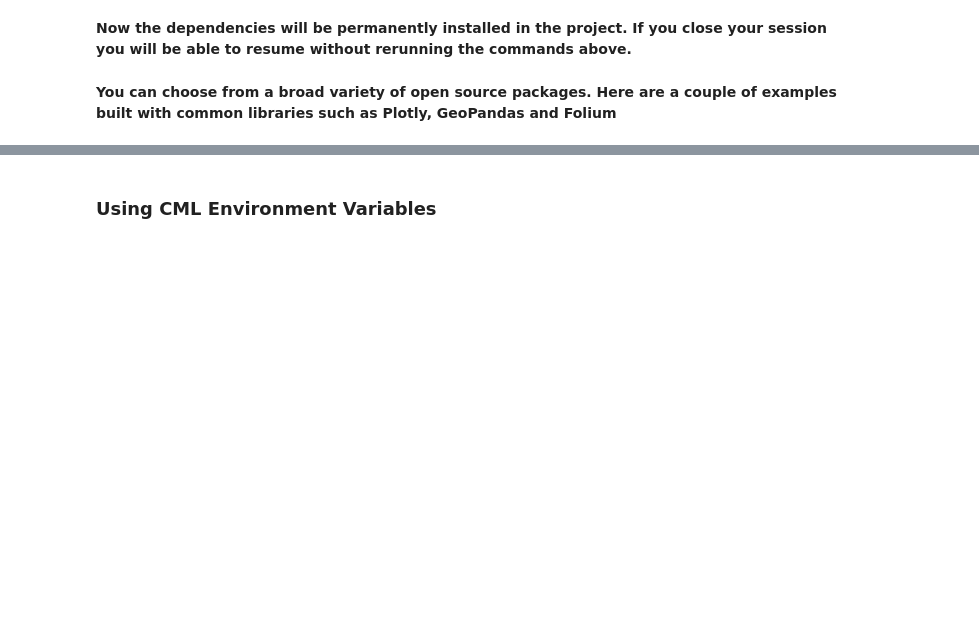
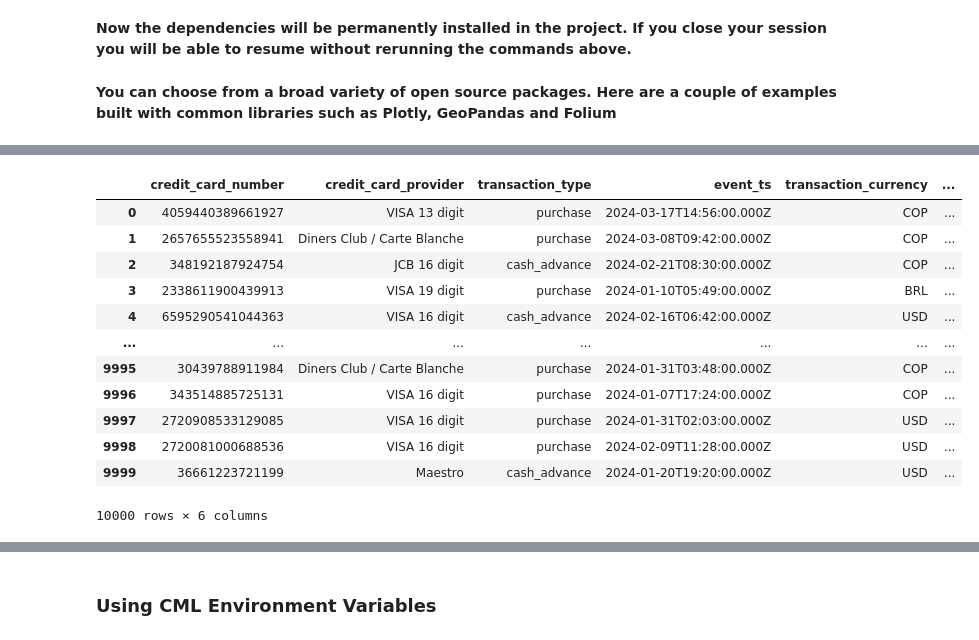
Before and after one commit to pdefusco/cml_intro_hol_200324, a Jupyter notebook: 01_CML_Session_Basics.ipynb, the cells around one changed output, grey strips where cells are left out. Cells and saved outputs as stored; diff of their text form; code cells hidden in the pictures; blank space fills up the shorter version.

```diff
--- a/01_CML_Session_Basics.ipynb
+++ b/01_CML_Session_Basics.ipynb
@@ -162,0 +101,16 @@ folium.Map(location=[41.0082, 28.9784], zoom_start=13)
+# %%
+trxDf
+# %% [output]
+|  | credit_card_number | credit_card_provider | transaction_type | event_ts | transaction_currency | ... |
+| 0 | 4059440389661927 | VISA 13 digit | purchase | 2024-03-17T14:56:00.000Z | COP | ... |
+| 1 | 2657655523558941 | Diners Club / Carte Blanche | purchase | 2024-03-08T09:42:00.000Z | COP | ... |
+| 2 | 348192187924754 | JCB 16 digit | cash_advance | 2024-02-21T08:30:00.000Z | COP | ... |
+| 3 | 2338611900439913 | VISA 19 digit | purchase | 2024-01-10T05:49:00.000Z | BRL | ... |
+| 4 | 6595290541044363 | VISA 16 digit | cash_advance | 2024-02-16T06:42:00.000Z | USD | ... |
+| ... | ... | ... | ... | ... | ... | ... |
+| 9995 | 30439788911984 | Diners Club / Carte Blanche | purchase | 2024-01-31T03:48:00.000Z | COP | ... |
+| 9996 | 343514885725131 | VISA 16 digit | purchase | 2024-01-07T17:24:00.000Z | COP | ... |
+| 9997 | 2720908533129085 | VISA 16 digit | purchase | 2024-01-31T02:03:00.000Z | USD | ... |
+| 9998 | 2720081000688536 | VISA 16 digit | purchase | 2024-02-09T11:28:00.000Z | USD | ... |
+| 9999 | 36661223721199 | Maestro | cash_advance | 2024-01-20T19:20:00.000Z | USD | ... |
+10000 rows × 6 columns
```
Also changed, not shown: parts of 14 cells of this notebook, 4 other files.
